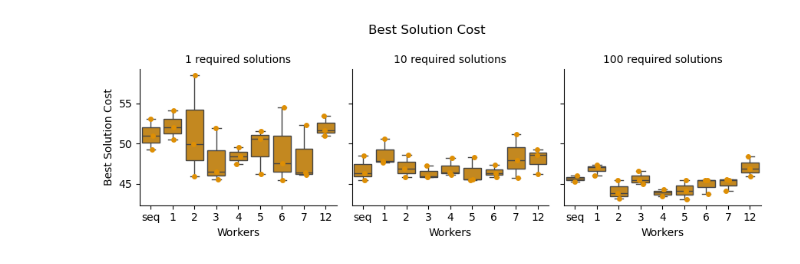
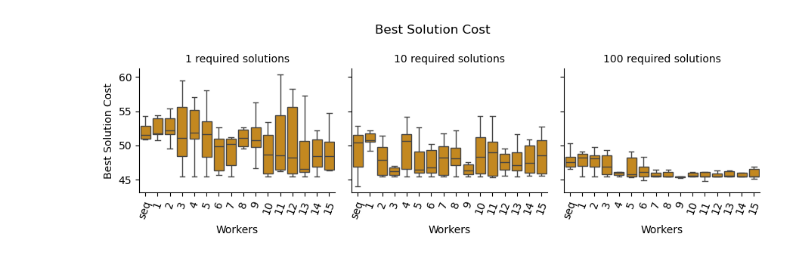
Before and after one commit to TAMS-Group/mtc_pour, a Jupyter notebook: benchmark/playground.ipynb, the cells around one changed output. Saved outputs shown, nothing was run; the diff lists cells and outputs as text; code cells hidden in the pictures.

```diff
--- a/benchmark/playground.ipynb
+++ b/benchmark/playground.ipynb
@@ -5,5 +7,8 @@ import pandas as pd
 # %%
-D=pd.read_json('out.20241115/df.json')
+# D=pd.read_json('out.20241115/df.json')
+D=pd.read_json('df-20241118-on-tamsgpu7.json')
+
+
 # D['req_solutions'] = 1
 # # D=pd.read_json('out/df.json')
 
@@ -54,0 +58,2 @@ palette = sns.color_palette("colorblind", 3)
+# %%
+D = D[D['divider'] == True]
@@ -91,15 +100,16 @@ plt.show()
 # %%
 (
 sns.FacetGrid(D, col='required solutions', sharey=True)
-.map(sns.stripplot, 'workers', 'best cost', color=palette[1], order= D['workers'].cat.categories)
+# .map(sns.stripplot, 'workers', 'best cost', color=palette[1], order= D['workers'].cat.categories)
 .map(sns.boxplot, 'workers', 'best cost', showfliers=False, color=palette[1], order= D['workers'].cat.categories)
 .set_axis_labels('Workers', 'Best Solution Cost')
 .set_titles('{col_name} required solutions')
+.set_xticklabels(rotation=70)
 )
 plt.suptitle('Best Solution Cost')
 plt.tight_layout()
 #sns.FacetGrid(D, col='req_solutions', sharey=False).map(sns.stripplot, 'workers', 'best cost')
 #sns.FacetGrid(D, col='req_solutions', sharey=False).map(sns.violinplot, 'workers', 'best cost', density_norm='width', inner='points').set_axis_labels('Workers', 'Best cost')
 plt.show()
 # %% [output]
-[figure, old version]
+[figure, new version]
```
Also changed, not shown: parts of 6 cells of this notebook.
